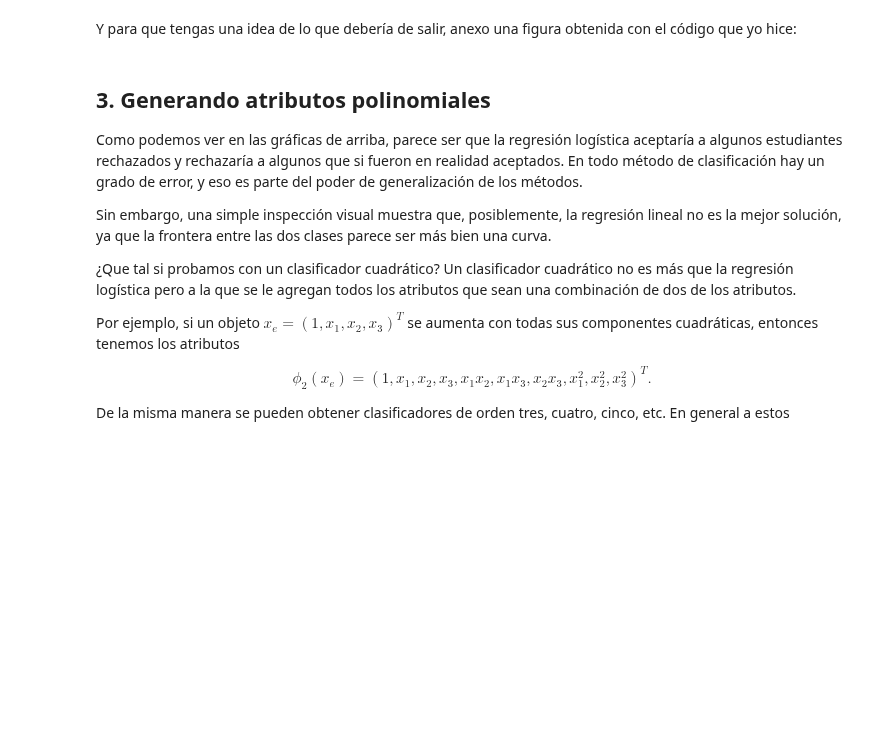
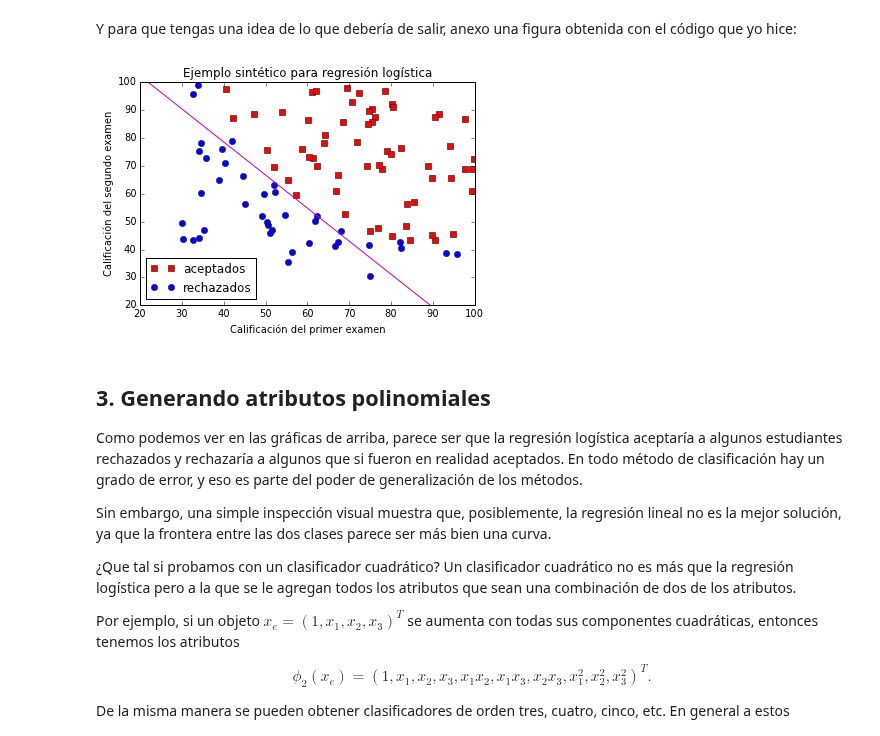
Before and after one commit to IA-UNISON/tarea07-aprendizaje-supervisado, a Jupyter notebook: libretas/logistica.ipynb, the cells around one changed output. Saved outputs shown, nothing was run; the diff lists cells and outputs as text; code cells hidden in the pictures; blank space fills up the shorter version.

```diff
--- a/libretas/logistica.ipynb
+++ b/libretas/logistica.ipynb
@@ -321,7 +331,9 @@ plt.legend(loc=0)
 # %% [markdown]
 Y para que tengas una idea de lo que debería de salir, anexo una figura obtenida con el código que yo hice:
 # %%
-Image(filename='ejemplo_logistica_1.png')
+Image(filename='imagenes/ejemplo_logistica_1.png')
+# %% [output]
+[figure, added]
 # %% [markdown]
 ## 3. Generando atributos polinomiales
 
```
Also changed, not shown: parts of 16 cells of this notebook, 2 other files.
